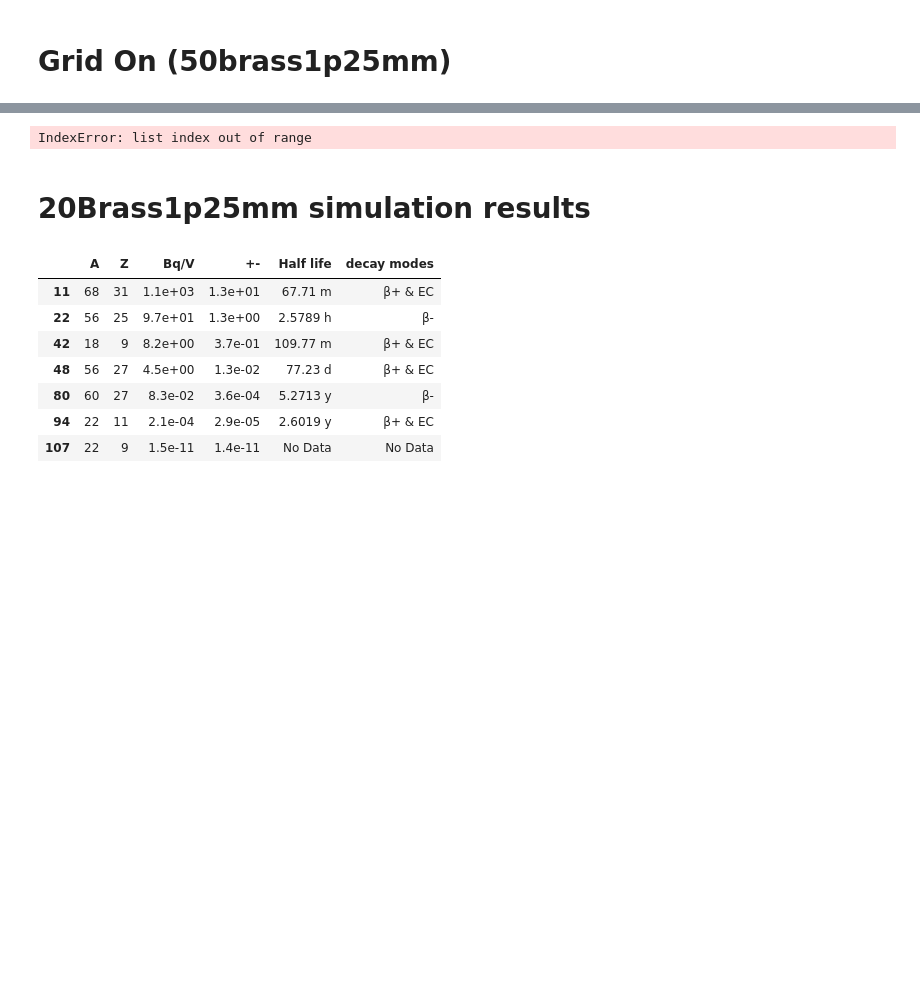
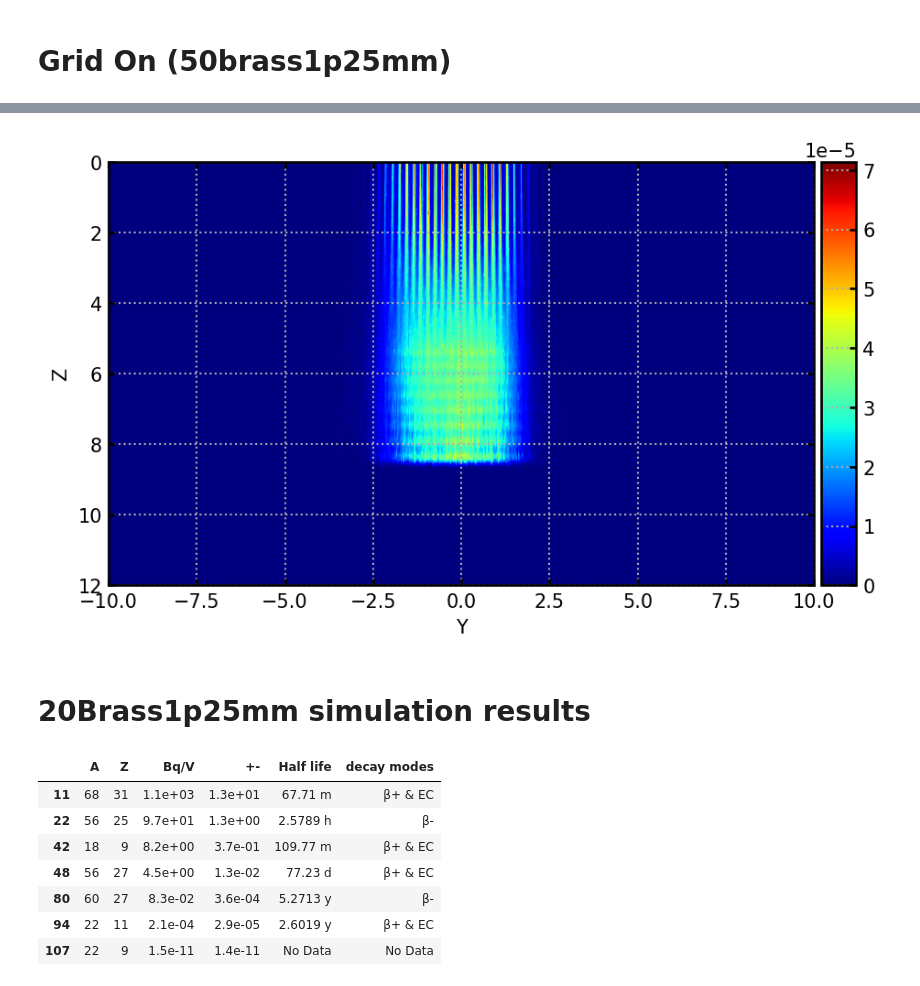
Before and after one commit to sewerininc/fluka_simulations, a Jupyter notebook: python_notebook/first test.ipynb, the cells around one changed output, grey strips where cells are left out. Saved outputs shown, nothing was run; the diff lists cells and outputs as text; code cells hidden in the pictures; blank space fills up the shorter version.

```diff
--- a/python_notebook/first test.ipynb
+++ b/python_notebook/first test.ipynb
@@ -479,7 +488,7 @@ IndexError: list index out of range
 # %%
-plotter_treat(treatmentplan_grid[4], ["Y", "Z"], swap_dims=False, xlim=[-2.5, 2.5]) # in water x: [-20:20]
+plotter_treat(treatmentplan_grid[4], ["Y", "Z"], swap_dims=False) # in water x: [-20:20]
 # %% [output]
-IndexError: list index out of range
+[figure, added]
 # %% [markdown]
 # 20Brass1p25mm simulation results
 # %%
```
Also changed, not shown: parts of 17 cells of this notebook, 8 other files.
